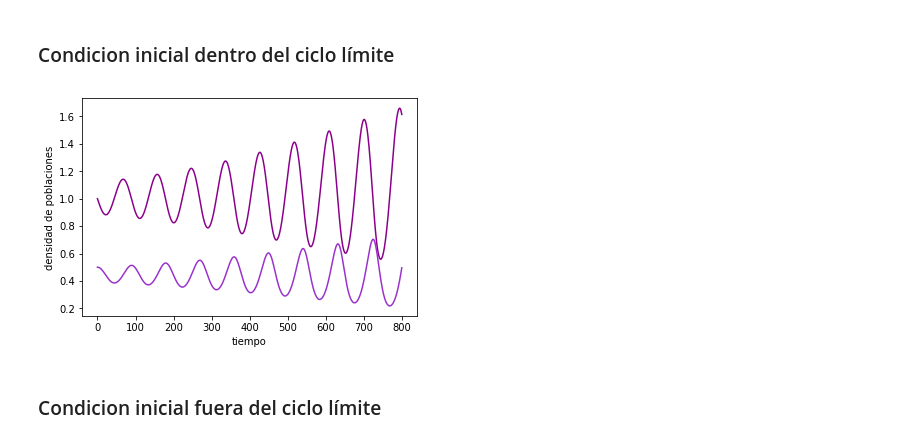
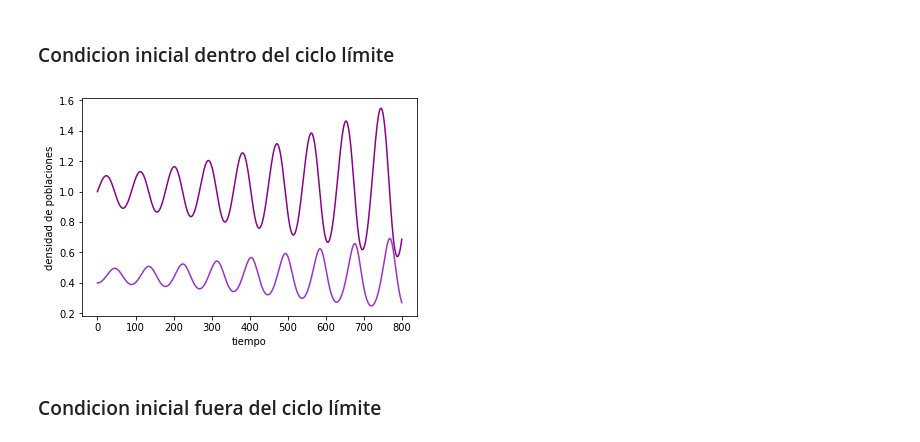
Before and after one commit to rgarcia-herrera/sistemas-dinamicos, a Jupyter notebook: Rosenzweig-MacArthur.ipynb, the cells around one changed output. Saved outputs shown, nothing was run; the diff lists cells and outputs as text; code cells hidden in the pictures.

```diff
--- a/Rosenzweig-MacArthur.ipynb
+++ b/Rosenzweig-MacArthur.ipynb
@@ -216,12 +216,12 @@ plt.ylabel("$\dot{y}$")
 # %%
 t = np.arange(steps)
 
 plt.xlabel("tiempo")
 plt.ylabel("densidad de poblaciones")
-fig = plt.plot(t, xp, color="darkmagenta")
-fig = plt.plot(t, yp, color="darkorchid")
+fig = plt.plot(t, x_dentro, color="darkmagenta")
+fig = plt.plot(t, y_dentro, color="darkorchid")
 # %% [output]
-[figure, old version]
+[figure, new version]
 # %% [markdown]
 ### Condicion inicial fuera del ciclo límite
 # %%
```
Also changed, not shown: parts of 3 cells of this notebook.
